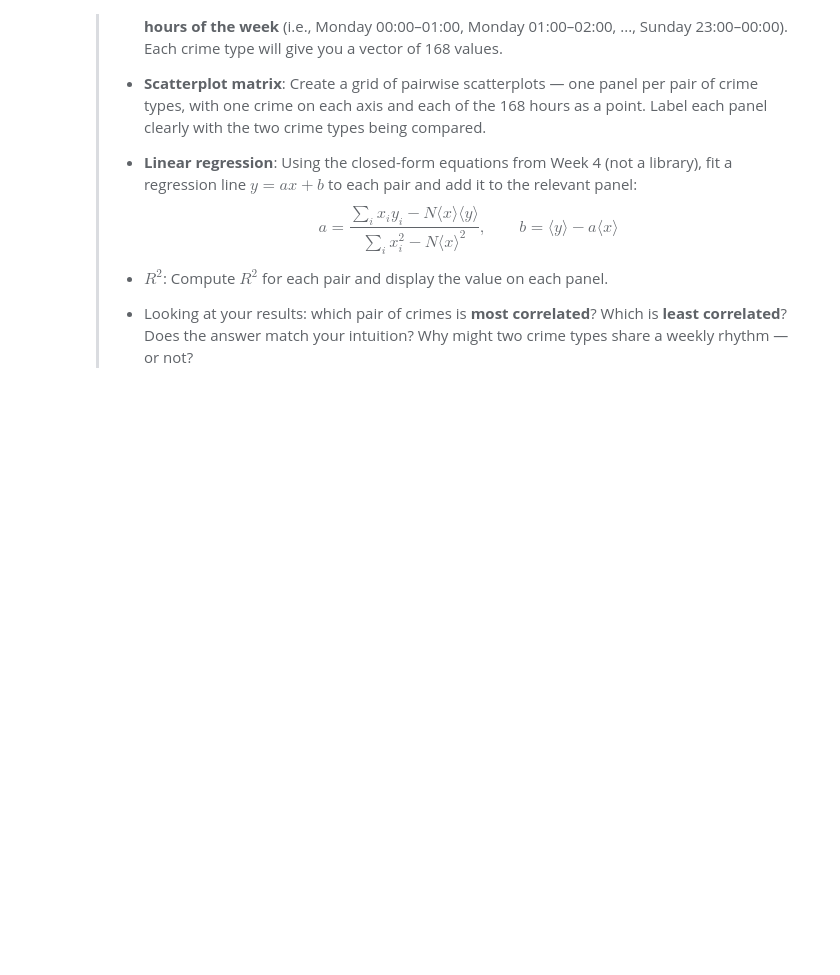
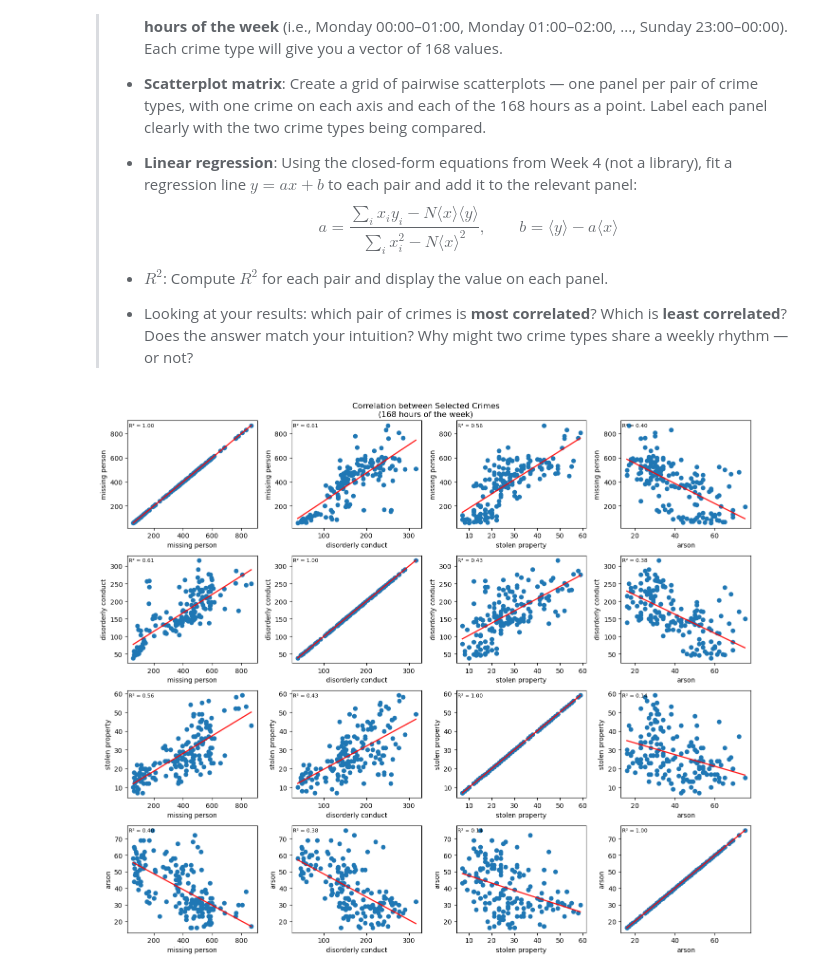
Before and after one commit to Yasmine-bou/Data_analysis, a Jupyter notebook: Assignment1.ipynb, the cells around one changed output. Saved outputs shown, nothing was run; the diff lists cells and outputs as text; code cells hidden in the pictures; blank space fills up the shorter version.

```diff
--- a/Assignment1.ipynb
+++ b/Assignment1.ipynb
@@ -632,0 +666,47 @@ Select **at least 4** of your Personal Focus Crimes for this exercise. More is f
+# %%
+selected_crimes = [
+#   'Assault',
+#   'Burglary',
+#   'Vehicle Theft',
+#   'Drug Offense',
+  'Missing Person',
+  'Disorderly Conduct',
+  'Stolen Property',
+  'Arson',
+]
+selected_crimes = [c.lower() for c in selected_crimes]
+
+df_selected = df_focus[df_focus["Incident Category"].isin(selected_crimes)].copy()
+df_selected["Weekday"] = df_selected["Incident Datetime"].dt.weekday
+df_selected["Hour"] = df_selected["Incident Datetime"].dt.hour
+df_selected['Week Hour'] = df_selected['Weekday'] * 24 + df_selected['Hour']
+
+counts = df_selected.groupby(['Incident Category', 'Week Hour']).size()
+counts = counts.T
+
+n_crimes = len(selected_crimes)
+fig, axes = plt.subplots(nrows=n_crimes, ncols=n_crimes, figsize=(14, 12))
+for i in range(n_crimes**2):
+    x_i = int(i/n_crimes)
+    y_i = int(i%n_crimes)
+    x = counts[selected_crimes[x_i]].values
+    y = counts[selected_crimes[y_i]].values
+    ax = axes[y_i, x_i]
+    ax.scatter(x, y)
+    ax.set_xlabel(selected_crimes[x_i])
+    ax.set_ylabel(selected_crimes[y_i])
+    a, b = linear_regression(x, y)
+    r2 = r_squared(x, y)
+
+    # Plot line
+    x_line = np.array([x.min(), x.max()])
+    ax.plot(x_line, a * x_line + b, color='red', lw=1.8, alpha=0.9)
+
+    # Plot R²
+    ax.text(0.01, 0.94, f'R² = {r2:.2f}', fontsize=8, transform=ax.transAxes)
+
+plt.suptitle("Correlation between Selected Crimes\n(168 hours of the week)")
+plt.tight_layout()
+plt.show()
+# %% [output]
+[figure, added]
```
Also changed, not shown: parts of 4 cells of this notebook.
